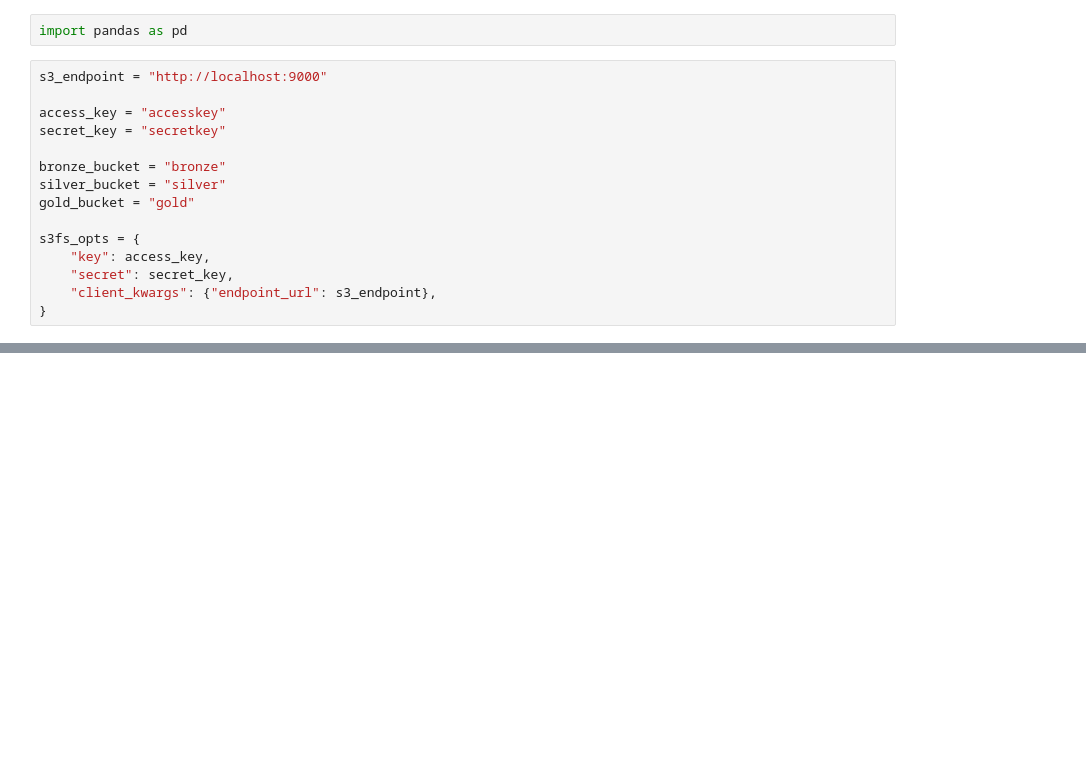
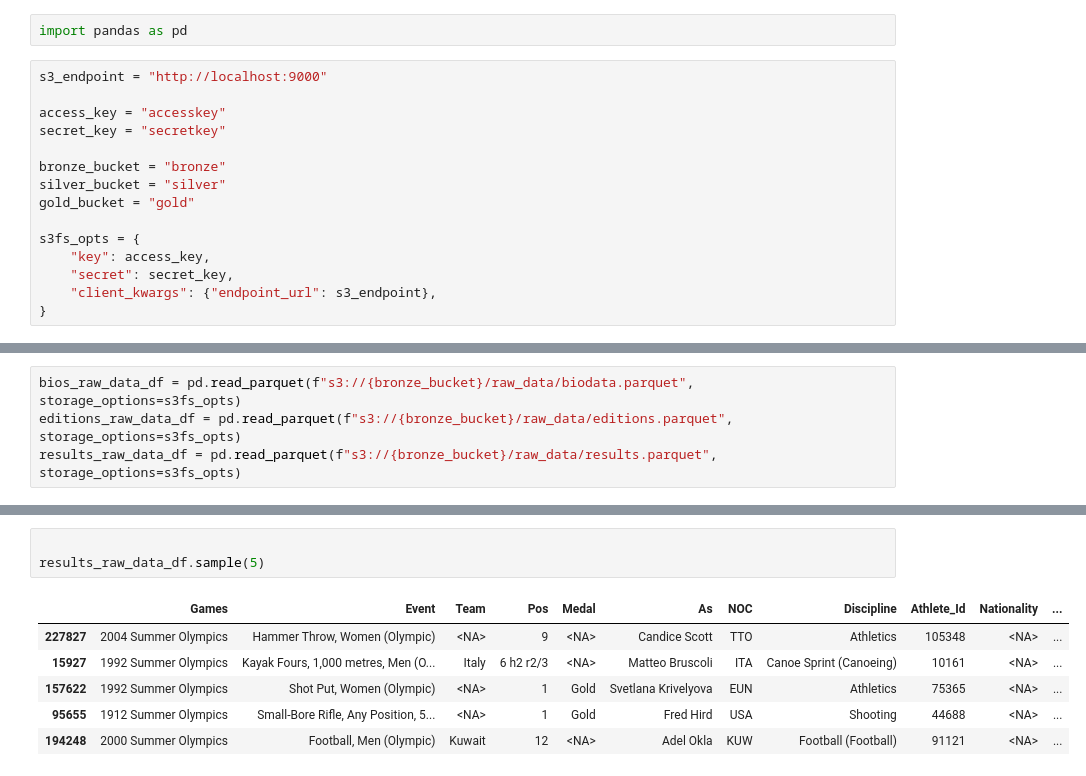
Before and after one commit to Ayham-0010/Olympic-Athletes-ETL, a Jupyter notebook: nootbooks/results_preview.ipynb, the cells around one changed output, grey strips where cells are left out. Drawn from its saved outputs; the diff is of its cells as text; blank space fills up the shorter version.

```diff
--- a/nootbooks/results_preview.ipynb
+++ b/nootbooks/results_preview.ipynb
@@ -17,0 +25,4 @@ s3fs_opts = {
+# %%
+bios_raw_data_df = pd.read_parquet(f"s3://{bronze_bucket}/raw_data/biodata.parquet", storage_options=s3fs_opts)
+editions_raw_data_df = pd.read_parquet(f"s3://{bronze_bucket}/raw_data/editions.parquet", storage_options=s3fs_opts)
+results_raw_data_df = pd.read_parquet(f"s3://{bronze_bucket}/raw_data/results.parquet", storage_options=s3fs_opts)
@@ -17,0 +38,10 @@ s3fs_opts = {
+# %%
+
+results_raw_data_df.sample(5)
+# %% [output]
+|  | Games | Event | Team | Pos | Medal | As | NOC | Discipline | Athlete_Id | Nationality | ... |
+| 227827 | 2004 Summer Olympics | Hammer Throw, Women (Olympic) | <NA> | 9 | <NA> | Candice Scott | TTO | Athletics | 105348 | <NA> | ... |
+| 15927 | 1992 Summer Olympics | Kayak Fours, 1,000 metres, Men (O... | Italy | 6 h2 r2/3 | <NA> | Matteo Bruscoli | ITA | Canoe Sprint (Canoeing) | 10161 | <NA> | ... |
+| 157622 | 1992 Summer Olympics | Shot Put, Women (Olympic) | <NA> | 1 | Gold | Svetlana Krivelyova | EUN | Athletics | 75365 | <NA> | ... |
+| 95655 | 1912 Summer Olympics | Small-Bore Rifle, Any Position, 5... | <NA> | 1 | Gold | Fred Hird | USA | Shooting | 44688 | <NA> | ... |
+| 194248 | 2000 Summer Olympics | Football, Men (Olympic) | Kuwait | 12 | <NA> | Adel Okla | KUW | Football (Football) | 91121 | <NA> | ... |
```
Also changed, not shown: parts of 34 cells of this notebook.
